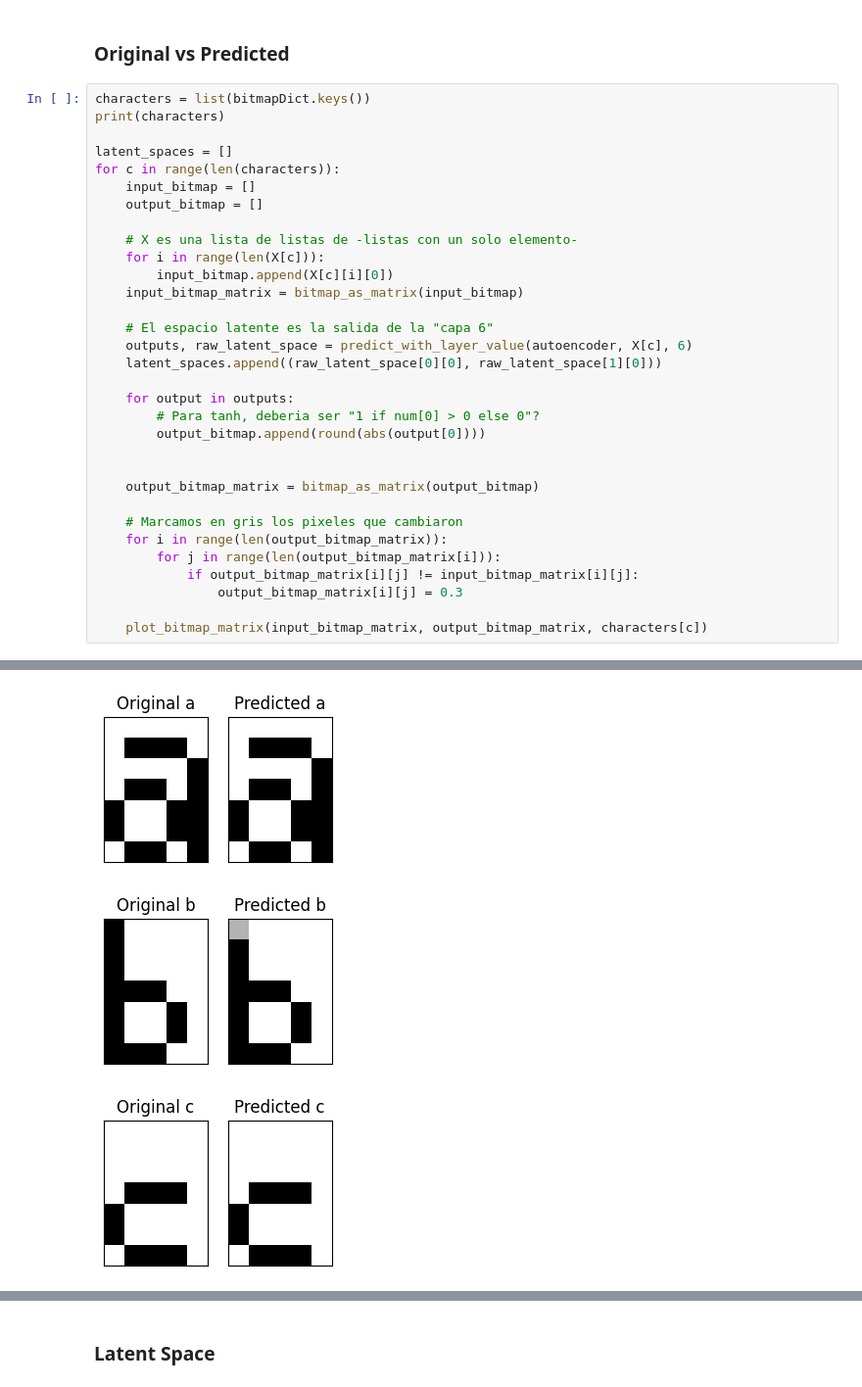
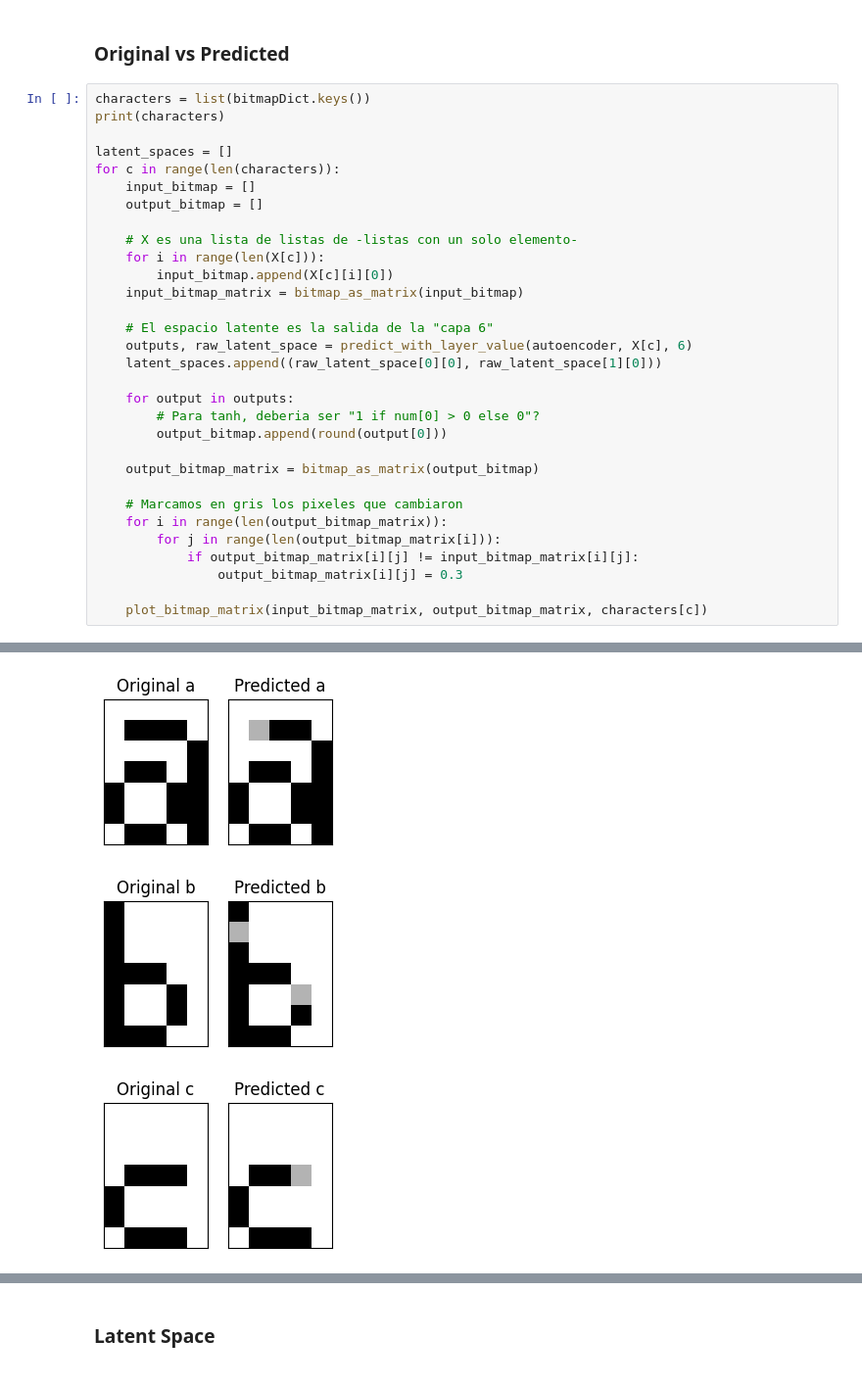
Before and after one commit to Ian-Arnott/TPs-SIA, a Jupyter notebook: Tp5/ej1_a.ipynb, the cells around one changed output, grey strips where cells are left out. Shown at 98% size. Drawn from its saved outputs; the diff is of its cells as text.

```diff
--- a/Tp5/ej1_a.ipynb
+++ b/Tp5/ej1_a.ipynb
@@ -80,35 +78,34 @@ print(characters)
 
 latent_spaces = []
 for c in range(len(characters)):
     input_bitmap = []
     output_bitmap = []
 
     # X es una lista de listas de -listas con un solo elemento-
     for i in range(len(X[c])):
         input_bitmap.append(X[c][i][0])
     input_bitmap_matrix = bitmap_as_matrix(input_bitmap)
 
     # El espacio latente es la salida de la "capa 6"
     outputs, raw_latent_space = predict_with_layer_value(autoencoder, X[c], 6)
     latent_spaces.append((raw_latent_space[0][0], raw_latent_space[1][0]))
 
     for output in outputs:
         # Para tanh, deberia ser "1 if num[0] > 0 else 0"?
-        output_bitmap.append(round(abs(output[0])))
-
+        output_bitmap.append(round(output[0]))
 
     output_bitmap_matrix = bitmap_as_matrix(output_bitmap)
 
     # Marcamos en gris los pixeles que cambiaron
     for i in range(len(output_bitmap_matrix)):
         for j in range(len(output_bitmap_matrix[i])):
             if output_bitmap_matrix[i][j] != input_bitmap_matrix[i][j]:
                 output_bitmap_matrix[i][j] = 0.3
 
     plot_bitmap_matrix(input_bitmap_matrix, output_bitmap_matrix, characters[c])
 # %% [output]
 ['`', 'a', 'b', 'c', 'd', 'e', 'f', 'g', 'h', 'i', 'j', 'k', 'l', 'm', 'n', 'o', 'p', 'q', 'r', 's', 't', 'u', 'v', 'w', 'x', 'y', 'z', '{', '|', '}', '~', 'DEL']
 [figure]
-[figure, old version]
+[figure, new version]
-[figure, old version]
+[figure, new version]
-[figure, old version]
+[figure, new version]
```
Also changed, not shown: parts of 7 cells of this notebook, 1 other file.
